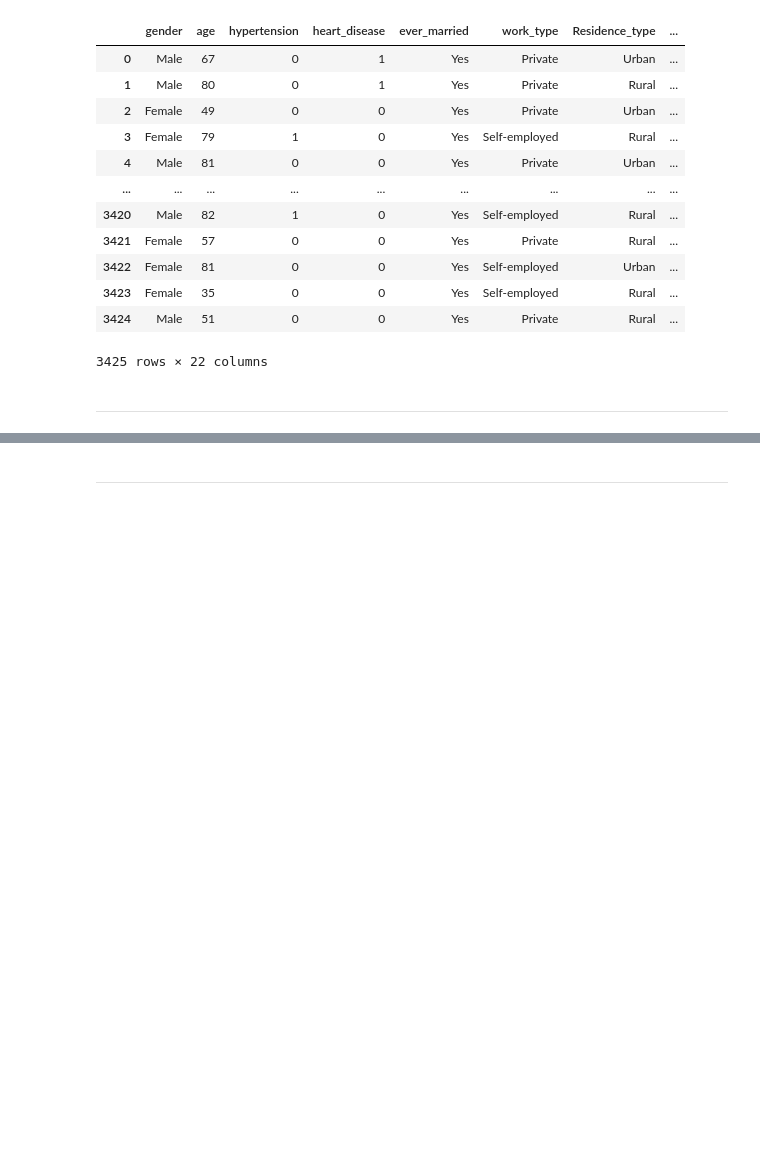
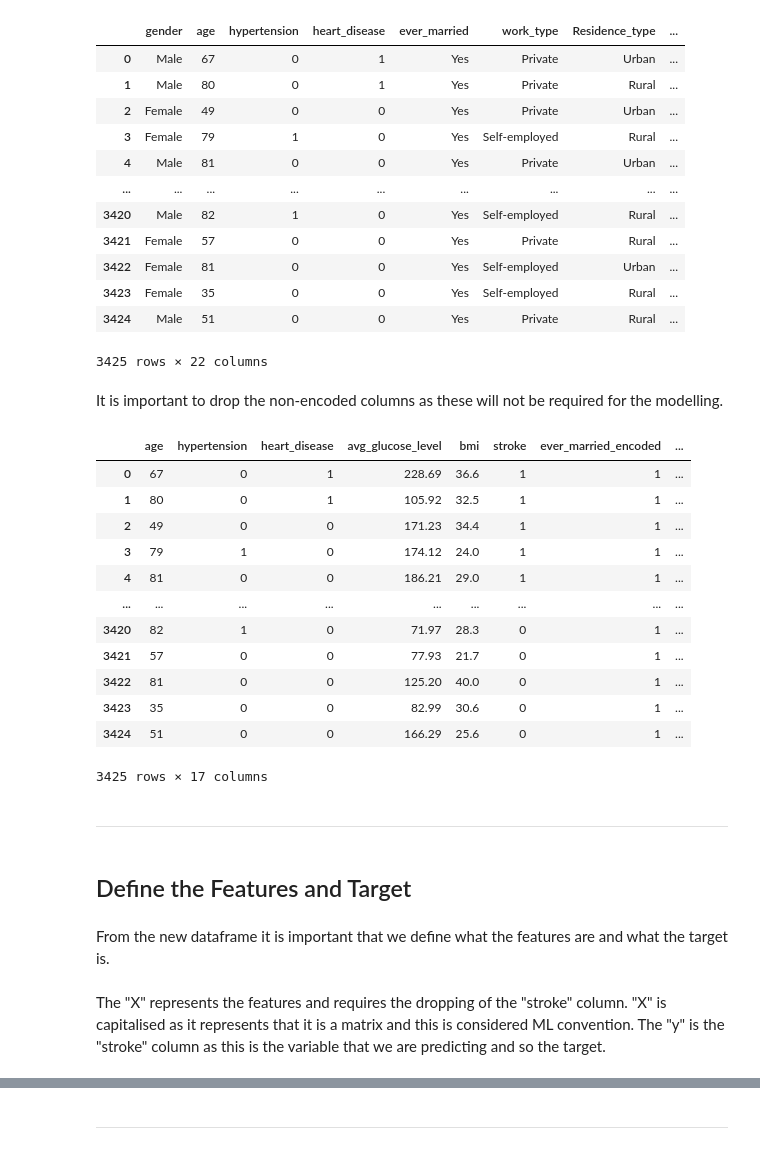
Before and after one commit to naqashb7/stroke_prediction_app, a Jupyter notebook: jupyter_notebooks/Modelling.ipynb, the cells around one changed output, grey strips where cells are left out. Drawn from its saved outputs; the diff is of its cells as text; code cells hidden in the pictures; blank space fills up the shorter version.

```diff
--- a/jupyter_notebooks/Modelling.ipynb
+++ b/jupyter_notebooks/Modelling.ipynb
@@ -175,5 +184,28 @@ stroke_modelling_df
 | 3423 | Female | 35 | 0 | 0 | Yes | Self-employed | Rural | ... |
 | 3424 | Male | 51 | 0 | 0 | Yes | Private | Rural | ... |
 3425 rows × 22 columns
+# %% [markdown]
+It is important to drop the non-encoded columns as these will not be required for the modelling.
+# %%
+stroke_modelling_df = stroke_modelling_df.drop(["gender","ever_married","work_type","Residence_type","smoking_status"], axis=1)
+stroke_modelling_df
+# %% [output]
+|  | age | hypertension | heart_disease | avg_glucose_level | bmi | stroke | ever_married_encoded | ... |
+| 0 | 67 | 0 | 1 | 228.69 | 36.6 | 1 | 1 | ... |
+| 1 | 80 | 0 | 1 | 105.92 | 32.5 | 1 | 1 | ... |
+| 2 | 49 | 0 | 0 | 171.23 | 34.4 | 1 | 1 | ... |
+| 3 | 79 | 1 | 0 | 174.12 | 24.0 | 1 | 1 | ... |
+| 4 | 81 | 0 | 0 | 186.21 | 29.0 | 1 | 1 | ... |
+| ... | ... | ... | ... | ... | ... | ... | ... | ... |
+| 3420 | 82 | 1 | 0 | 71.97 | 28.3 | 0 | 1 | ... |
+| 3421 | 57 | 0 | 0 | 77.93 | 21.7 | 0 | 1 | ... |
+| 3422 | 81 | 0 | 0 | 125.20 | 40.0 | 0 | 1 | ... |
+| 3423 | 35 | 0 | 0 | 82.99 | 30.6 | 0 | 1 | ... |
+| 3424 | 51 | 0 | 0 | 166.29 | 25.6 | 0 | 1 | ... |
+3425 rows × 17 columns
 # %% [markdown]
 ---
+# %% [markdown]
+## Define the Features and Target
+# %% [markdown]
+From the new dataframe it is important that we define what the features are and what the target is.
@@ -180 +215,3 @@ stroke_modelling_df
+# %% [markdown]
+The "X" represents the features and requires the dropping of the "stroke" column. "X" is capitalised as it represents that it is a matrix and this is considered ML convention. The "y" is the "stroke" column as this is the variable that we are predicting and so the target.
 # %% [markdown]
```
Also changed, not shown: parts of 9 cells of this notebook.
